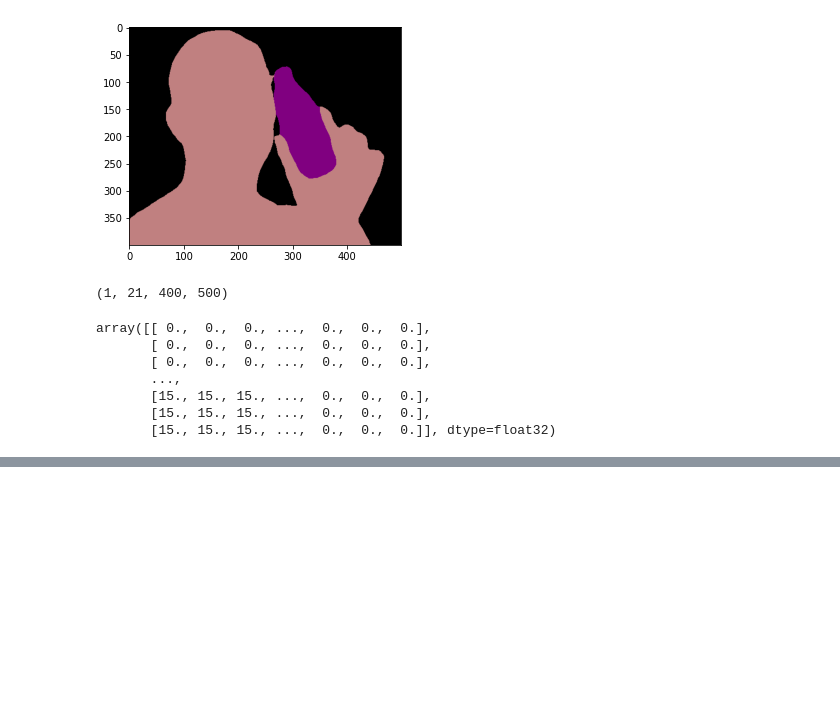
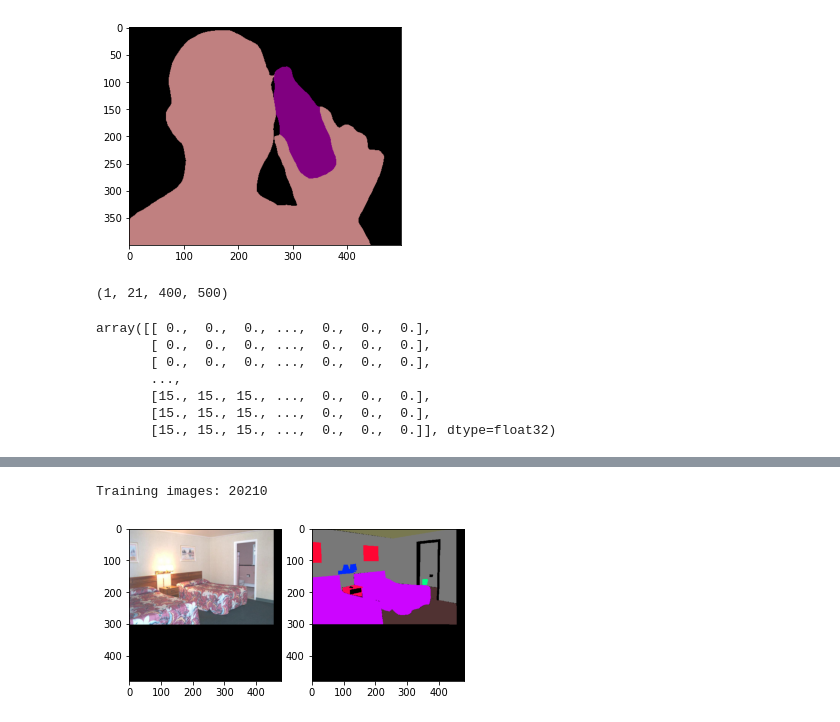
Before and after one commit to e8035669/torch-learning, a Jupyter notebook: python/10-gluoncv-with-pytorch/03-segmentation.ipynb, the cells around one changed output, grey strips where cells are left out. Cells and saved outputs as stored; diff of their text form; code cells hidden in the pictures; blank space fills up the shorter version.

```diff
--- a/python/10-gluoncv-with-pytorch/03-segmentation.ipynb
+++ b/python/10-gluoncv-with-pytorch/03-segmentation.ipynb
@@ -60,0 +144,46 @@ array([[ 0.,  0.,  0., ...,  0.,  0.,  0.],
+# %%
+from mxnet.gluon.data.vision import transforms
+input_transform = transforms.Compose([
+    transforms.ToTensor(),
+    transforms.Normalize([.485, .456, .406], [.229, .224, .225]),
+])
+# %%
+trainset = gluoncv.data.ADE20KSegmentation(split='train', transform=input_transform)
+print('Training images:', len(trainset))
+# set batch_size = 2 for toy example
+batch_size = 2
+# Create Training Loader
+train_data = gluon.data.DataLoader(
+    trainset, batch_size, shuffle=True, last_batch='rollover',
+    num_workers=batch_size)
+# %% [output]
+Training images: 20210
+# %%
+import random
+from datetime import datetime
+random.seed(datetime.now())
+idx = random.randint(0, len(trainset))
+img, mask = trainset[idx]
+from gluoncv.utils.viz import get_color_pallete, DeNormalize
+# get color pallete for visualize mask
+mask = get_color_pallete(mask.asnumpy(), dataset='ade20k')
+mask.save('mask.png')
+# denormalize the image
+img = DeNormalize([.485, .456, .406], [.229, .224, .225])(img)
+img = np.transpose((img.asnumpy()*255).astype(np.uint8), (1, 2, 0))
+# %%
+from matplotlib import pyplot as plt
+import matplotlib.image as mpimg
+# subplot 1 for img
+fig = plt.figure()
+fig.add_subplot(1,2,1)
+
+plt.imshow(img)
+# subplot 2 for the mask
+mmask = mpimg.imread('mask.png')
+fig.add_subplot(1,2,2)
+plt.imshow(mmask)
+# display
+plt.show()
+# %% [output]
+[figure, added]
```
Also changed, not shown: parts of 16 cells of this notebook, 2 other files.
